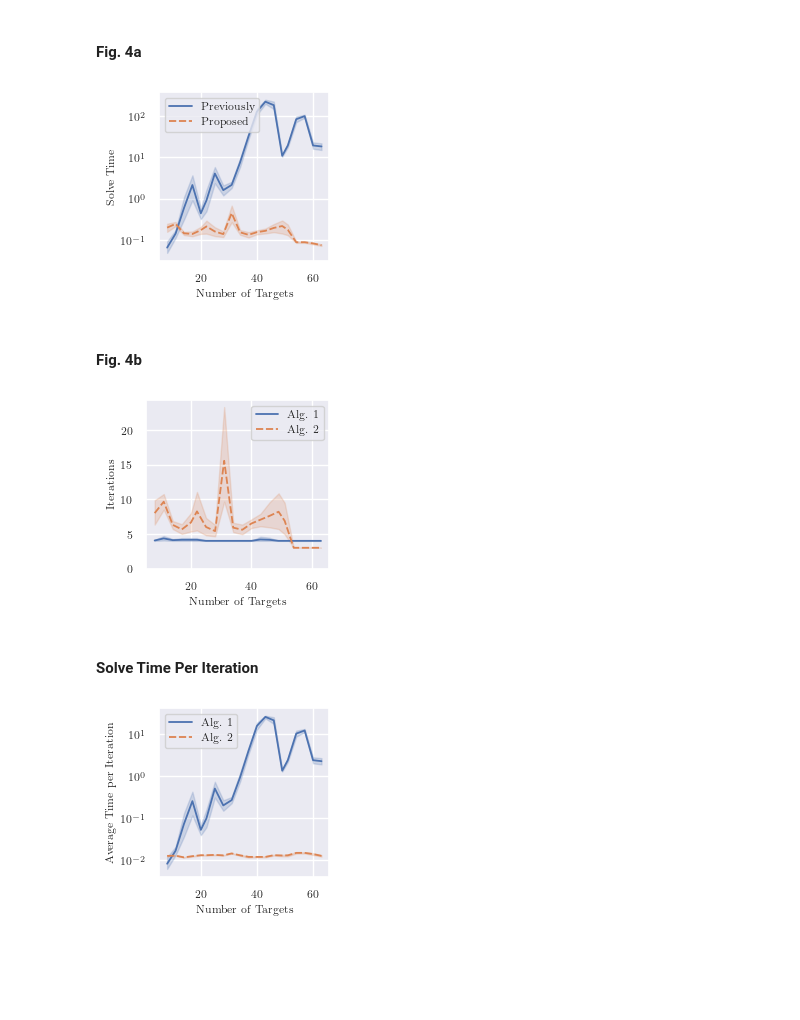
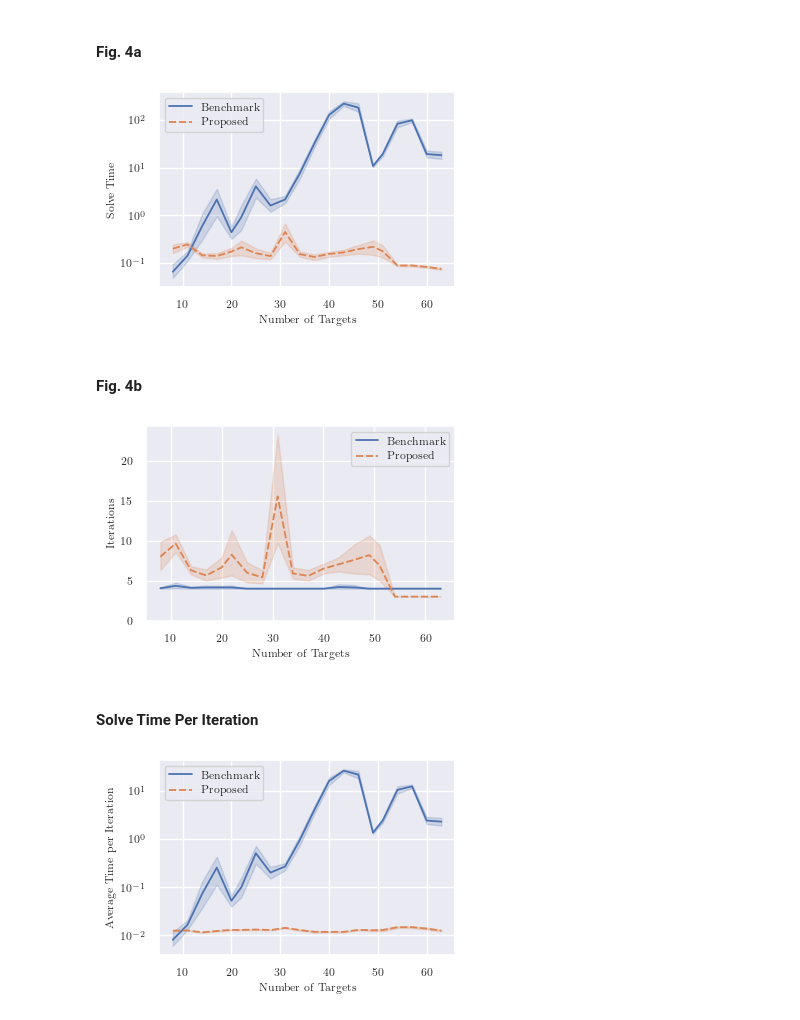
Before and after one commit to CostasAK/eusipco2024, a Jupyter notebook: main.ipynb, the cells around one changed output. Cells and saved outputs as stored; diff of their text form; code cells hidden in the pictures; blank space fills up the shorter version.

```diff
--- a/main.ipynb
+++ b/main.ipynb
@@ -228,7 +228,9 @@ except:
         )
 
     monte_carlo_results_df = pd.DataFrame(monte_carlo_results_list)
-    monte_carlo_results_df.to_pickle("dataframes/" + dataframe_name + ".xz", compression="xz")
+    monte_carlo_results_df.to_pickle(
+        "dataframes/" + dataframe_name + ".xz", compression="xz"
+    )
 # %% [markdown]
 #### Calculate CRB
 # %%
@@ -236,7 +238,13 @@ monte_carlo_results_df["Worst CRB"] = monte_carlo_results_df.apply(worst_crb_df,
 # %% [markdown]
 #### Fig. 3
 # %%
-_, axs = plt.subplots(1, 1, figsize=figsize * np.array([1, 0.75]))
+_, axs = plt.subplots(1, 1)
+
+monte_carlo_results_df["Method"].replace(
+    ["Alg. 1", "Alg. 2"],
+    ["Benchmark", "Proposed"],
+    inplace=True,
+)
 
 sns.histplot(
     data=monte_carlo_results_df,
@@ -250,5 +258,5 @@ sns.histplot(
 
 axs.ticklabel_format(scilimits=[-1, 3])
 
-plot.savefig("figures/histplot_targets.pdf")
+plot.savefig("figures/histplot_targets.svg")
 # %% [output]
@@ -356,7 +370,9 @@ except:
         )
 
     monte_carlo_results_df = pd.DataFrame(monte_carlo_results_list)
-    monte_carlo_results_df.to_pickle("dataframes/" + dataframe_name + ".xz", compression="xz")
+    monte_carlo_results_df.to_pickle(
+        "dataframes/" + dataframe_name + ".xz", compression="xz"
+    )
 # %% [markdown]
 #### Calculate Solve Time
 # %%
@@ -391,29 +407,29 @@ monte_carlo_results_df["Average Time per Iteration"] = monte_carlo_results_df[
 # %% [markdown]
 #### Fig. 4a
 # %%
-_, axs = plt.subplots(1, 1, figsize=figsize * np.array([0.64, 0.89]))
+_, axs = plt.subplots(1, 1)
 
 sns.lineplot(
     data=monte_carlo_results_df,
     x="Number of Targets",
     y="Solve Time",
     hue="Method",
     style="Method",
     ax=axs,
 )
 
 axs.set_yscale("log")
 
 h, _ = axs.get_legend_handles_labels()
-axs.legend(h, ["Previously", "Proposed"])
+axs.legend(h, ["Benchmark", "Proposed"])
 
-plot.savefig("figures/solvetime_vs_number_of_targets.pdf")
+plot.savefig("figures/solvetime_vs_number_of_targets.svg")
 # %% [output]
-[figure, old version]
+[figure, new version]
 # %% [markdown]
 #### Fig. 4b
 # %%
-_, axs = plt.subplots(1, 1, figsize=figsize * np.array([0.64, 0.89]))
+_, axs = plt.subplots(1, 1)
 
 sns.lineplot(
     data=monte_carlo_results_df,
@@ -427,15 +443,15 @@ axs.set_ylim(bottom=0)
 axs.set_ylabel("Iterations")
 
 h, _ = axs.get_legend_handles_labels()
-axs.legend(h, ["Alg. 1", "Alg. 2"])
+axs.legend(h, ["Benchmark", "Proposed"])
 
-plot.savefig("figures/iterations_vs_number_of_targets.pdf")
+plot.savefig("figures/iterations_vs_number_of_targets.svg")
 # %% [output]
-[figure, old version]
+[figure, new version]
 # %% [markdown]
 #### Solve Time Per Iteration
 # %%
-_, axs = plt.subplots(1, 1, figsize=figsize * np.array([0.64, 0.89]))
+_, axs = plt.subplots(1, 1)
 
 sns.lineplot(
     data=monte_carlo_results_df,
@@ -448,8 +464,8 @@ sns.lineplot(
 axs.set_yscale("log")
 
 h, _ = axs.get_legend_handles_labels()
-axs.legend(h, ["Alg. 1", "Alg. 2"])
+axs.legend(h, ["Benchmark", "Proposed"])
 
-plot.savefig("figures/average_time_per_iteration_vs_number_of_targets.pdf")
+plot.savefig("figures/average_time_per_iteration_vs_number_of_targets.svg")
 # %% [output]
-[figure, old version]
+[figure, new version]
```
Also changed, not shown: parts of 4 cells of this notebook, 6 other files.
